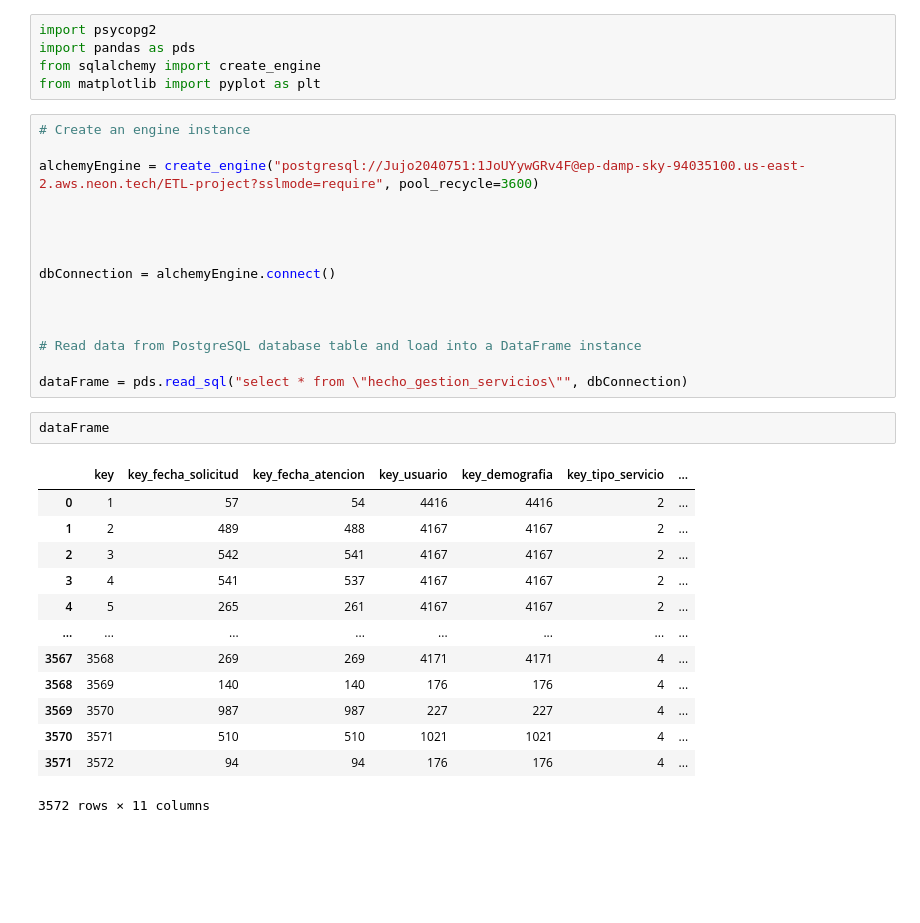
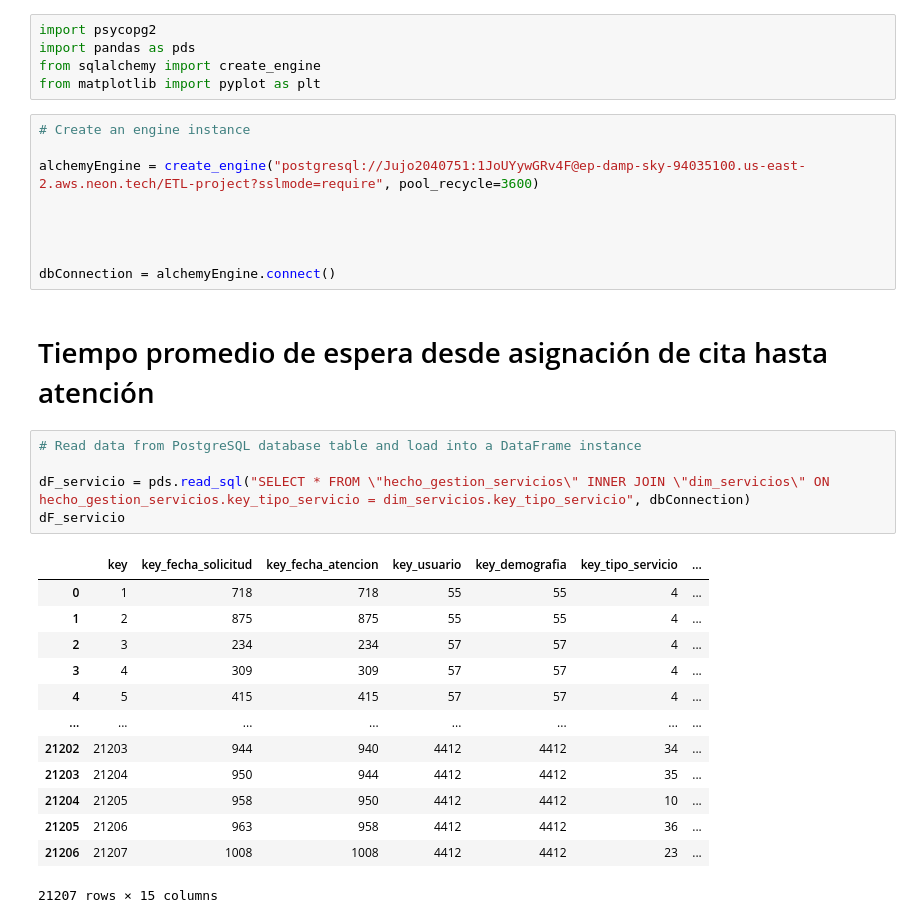
Before and after one commit to Jujo2040751/Proyecto-DataScience, a Jupyter notebook: proy.ipynb, the cells around one changed output. Cells and saved outputs as stored; diff of their text form; blank space fills up the shorter version.

```diff
--- a/proy.ipynb
+++ b/proy.ipynb
@@ -32,26 +32,25 @@ alchemyEngine = create_engine("postgresql://Jujo2040751:1JoUYywGRv4F@ep-damp-sky
 
 
 dbConnection = alchemyEngine.connect()
-
-
-
-# Read data from PostgreSQL database table and load into a DataFrame instance
-
-dataFrame = pds.read_sql("select * from \"hecho_gestion_servicios\"", dbConnection)
-# %%
-dataFrame
-# %% [output]
-|  | key | key_fecha_solicitud | key_fecha_atencion | key_usuario | key_demografia | key_tipo_servicio | ... |
-| 0 | 1 | 57 | 54 | 4416 | 4416 | 2 | ... |
-| 1 | 2 | 489 | 488 | 4167 | 4167 | 2 | ... |
-| 2 | 3 | 542 | 541 | 4167 | 4167 | 2 | ... |
-| 3 | 4 | 541 | 537 | 4167 | 4167 | 2 | ... |
-| 4 | 5 | 265 | 261 | 4167 | 4167 | 2 | ... |
-| ... | ... | ... | ... | ... | ... | ... | ... |
-| 3567 | 3568 | 269 | 269 | 4171 | 4171 | 4 | ... |
-| 3568 | 3569 | 140 | 140 | 176 | 176 | 4 | ... |
-| 3569 | 3570 | 987 | 987 | 227 | 227 | 4 | ... |
-| 3570 | 3571 | 510 | 510 | 1021 | 1021 | 4 | ... |
-| 3571 | 3572 | 94 | 94 | 176 | 176 | 4 | ... |
-3572 rows × 11 columns
+# %% [markdown]
+<h1>Tiempo promedio de espera desde asignación de cita hasta atención
+# %%
+# Read data from PostgreSQL database table and load into a DataFrame instance
+
+dF_servicio = pds.read_sql("SELECT * FROM \"hecho_gestion_servicios\" INNER JOIN \"dim_servicios\" ON hecho_gestion_servicios.key_tipo_servicio = dim_servicios.key_tipo_servicio", dbConnection)
+dF_servicio
+# %% [output]
+|  | key | key_fecha_solicitud | key_fecha_atencion | key_usuario | key_demografia | key_tipo_servicio | ... |
+| 0 | 1 | 718 | 718 | 55 | 55 | 4 | ... |
+| 1 | 2 | 875 | 875 | 55 | 55 | 4 | ... |
+| 2 | 3 | 234 | 234 | 57 | 57 | 4 | ... |
+| 3 | 4 | 309 | 309 | 57 | 57 | 4 | ... |
+| 4 | 5 | 415 | 415 | 57 | 57 | 4 | ... |
+| ... | ... | ... | ... | ... | ... | ... | ... |
+| 21202 | 21203 | 944 | 940 | 4412 | 4412 | 34 | ... |
+| 21203 | 21204 | 950 | 944 | 4412 | 4412 | 35 | ... |
+| 21204 | 21205 | 958 | 950 | 4412 | 4412 | 10 | ... |
+| 21205 | 21206 | 963 | 958 | 4412 | 4412 | 36 | ... |
+| 21206 | 21207 | 1008 | 1008 | 4412 | 4412 | 23 | ... |
+21207 rows × 15 columns
 # %%
```
Also changed, not shown: parts of 5 cells of this notebook.
